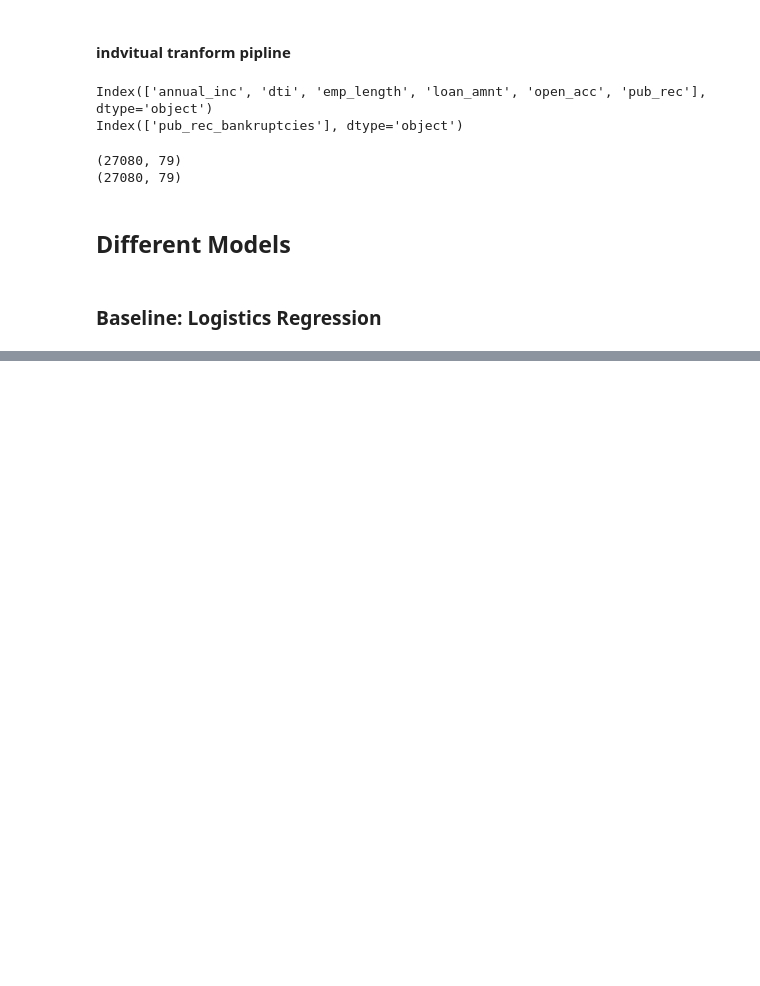
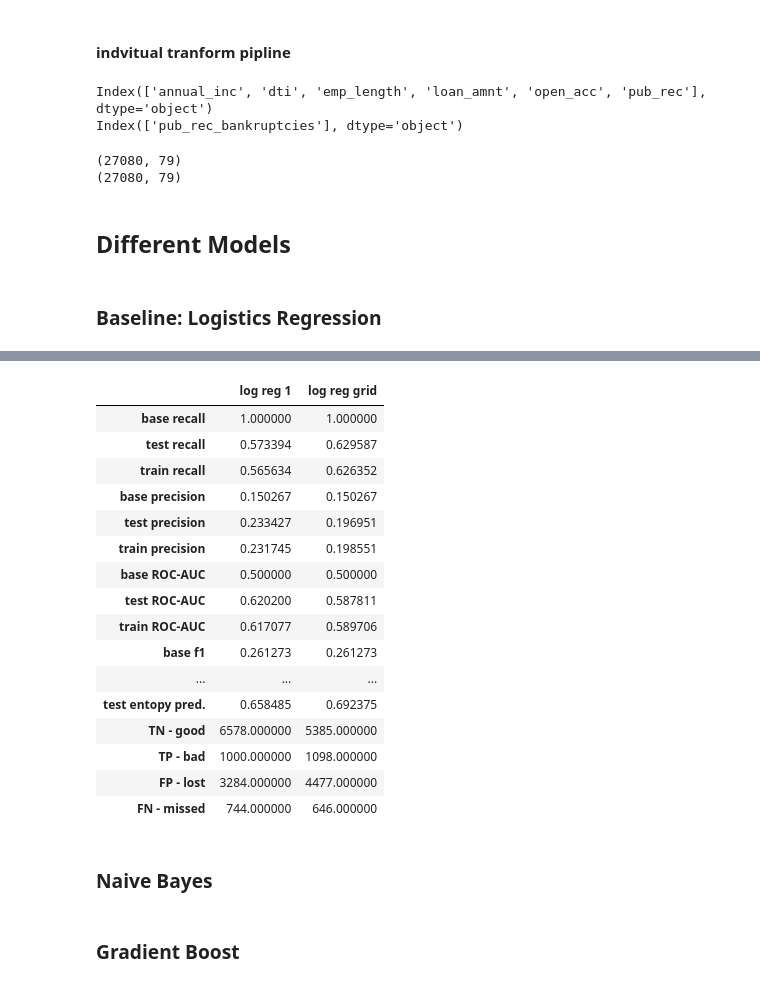
Before and after one commit to torben90/NF_Prj_LendingClub, a Jupyter notebook: sub_notebooks/Model_Tuning_playground/Tunning_Arne.ipynb, the cells around one changed output, grey strips where cells are left out. Cells and saved outputs as stored; diff of their text form; code cells hidden in the pictures; blank space fills up the shorter version.

```diff
--- a/sub_notebooks/Model_Tuning_playground/Tunning_Arne.ipynb
+++ b/sub_notebooks/Model_Tuning_playground/Tunning_Arne.ipynb
@@ -460,0 +537,21 @@ NameError: name 'make_scorer' is not defined
+# %%
+#GSM.fit(X_train,y_train)
+df_model_comp
+# %% [output]
+|  | log reg 1 | log reg grid |
+| base recall | 1.000000 | 1.000000 |
+| test recall | 0.573394 | 0.629587 |
+| train recall | 0.565634 | 0.626352 |
+| base precision | 0.150267 | 0.150267 |
+| test precision | 0.233427 | 0.196951 |
+| train precision | 0.231745 | 0.198551 |
+| base ROC-AUC | 0.500000 | 0.500000 |
+| test ROC-AUC | 0.620200 | 0.587811 |
+| train ROC-AUC | 0.617077 | 0.589706 |
+| base f1 | 0.261273 | 0.261273 |
+| ... | ... | ... |
+| test entopy pred. | 0.658485 | 0.692375 |
+| TN - good | 6578.000000 | 5385.000000 |
+| TP - bad | 1000.000000 | 1098.000000 |
+| FP - lost | 3284.000000 | 4477.000000 |
+| FN - missed | 744.000000 | 646.000000 |
@@ -460,0 +560,4 @@ NameError: name 'make_scorer' is not defined
+# %% [markdown]
+### Naive Bayes
+# %% [markdown]
+### Gradient Boost
```
Also changed, not shown: parts of 8 cells of this notebook.
